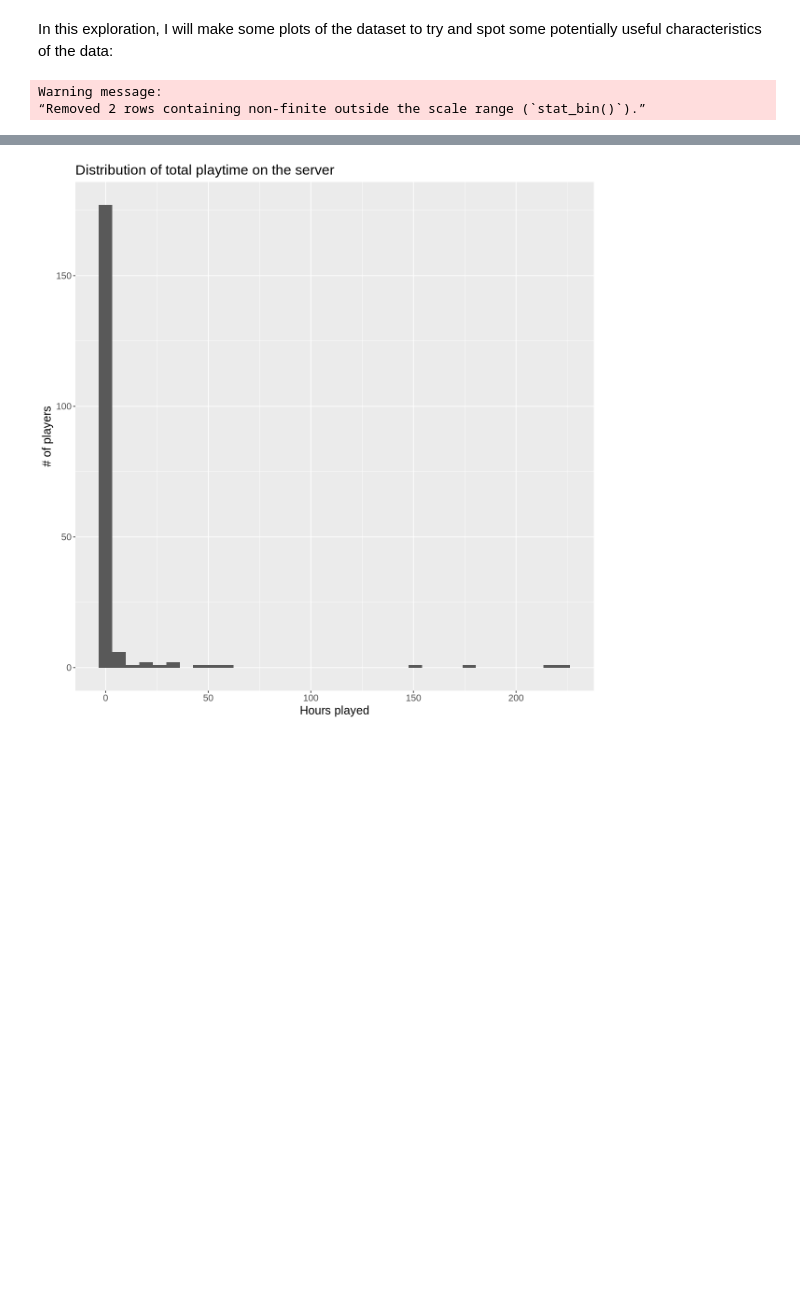
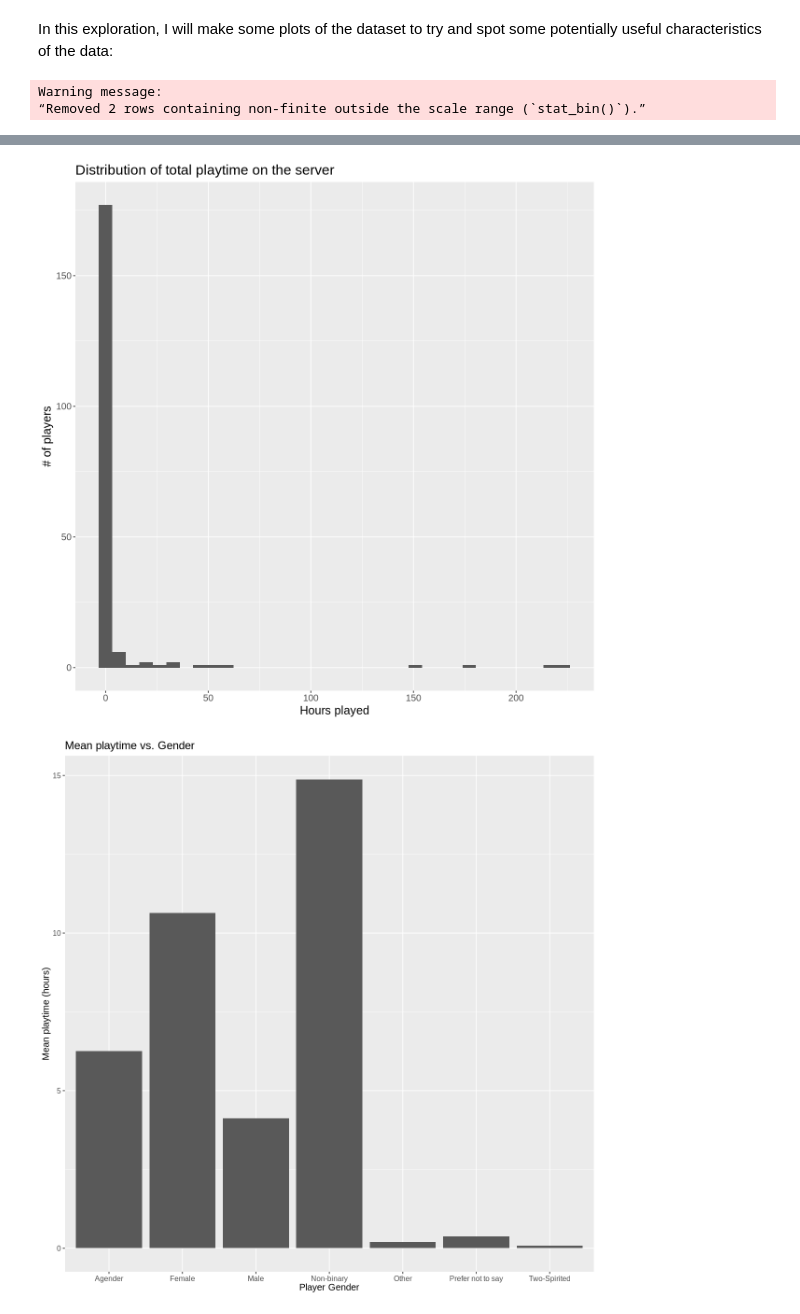
Before and after one commit to daisfasl/DSCI100-Individual-Project-Report, a Jupyter notebook: Individual Planning Report.ipynb, the cells around one changed output, grey strips where cells are left out. Drawn from its saved outputs; the diff is of its cells as text; code cells hidden in the pictures; blank space fills up the shorter version.

Commit message:
Added plots!

```diff
--- a/Individual Planning Report.ipynb
+++ b/Individual Planning Report.ipynb
@@ -129,22 +129,57 @@ In this exploration, I will make some plots of the dataset to try and spot some
 # %%
 options(repr.plot.width = 10, repr.plot.height = 10) # set plot width and height
 
 age_distribution <- players |>
     ggplot(aes(x = Age)) +
     geom_histogram(bins = 30) +
     labs(x = "Age (years)", y = "# of players", title = "Distribution of player age on the server") +
     theme(text = element_text(size = 15))
 
 playtime_distribution <- players |>
     ggplot(aes(x = played_hours)) +
     geom_histogram(bins = 35) +
     labs(x = "Hours played", y = "# of players", title = "Distribution of total playtime on the server") +
     theme(text= element_text(size= 15))
-53w5
+
+playtime_vs_gender <- players |>
+    group_by(gender) |>
+    summarize(mean_playtime = mean(played_hours, na.rm = TRUE))
+playtime_vs_gender_plot <- playtime_vs_gender |>
+    ggplot(aes(x= gender, y = mean_playtime)) +
+    geom_bar(stat= "identity") +
+    labs(x = "Player Gender",
+         y = "Mean playtime (hours)",
+         title = "Mean playtime vs. Gender") +
+    theme(text = element_text(size = 12))
+
+playtime_vs_experience <- players |>
+    group_by(experience) |>
+    summarize(mean_playtime = mean(played_hours, na.rm = TRUE))
+
+playtime_vs_experience_plot <- playtime_vs_experience |>
+    ggplot(aes(x= experience, y = mean_playtime)) +
+    geom_bar(stat = "identity") +
+    labs(x = "Player Experience",
+         y = "Mean playtime (hours)",
+         title = "Mean playtime vs. Experience") +
+    theme(text = element_text(size = 12))
+
+playtime_vs_age <- players |>
+    ggplot(aes(x = Age, y = played_hours)) +
+    geom_point() +
+    labs(x = "Player Age (years)",
+         y = "Individual playtime (hours)"
+         title
+
+
+
 age_distribution
 playtime_distribution
+playtime_vs_gender_plot
+playtime_vs_experience_plot
 # %% [output]
 Warning message:
 “Removed 2 rows containing non-finite outside the scale range (`stat_bin()`).”
 [figure]
 [figure]
+[figure, added]
```
Also changed, not shown: parts of 1 cell of this notebook.
